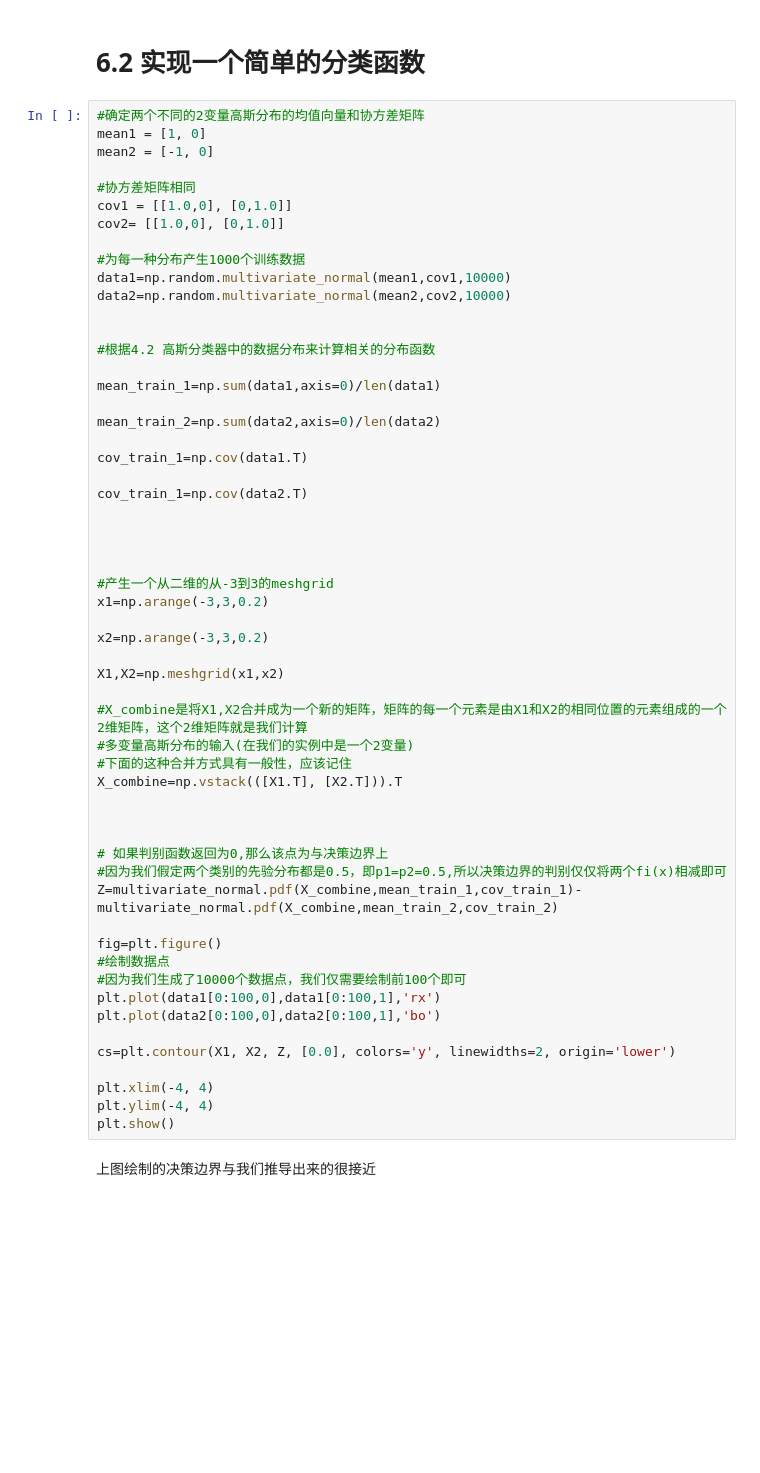
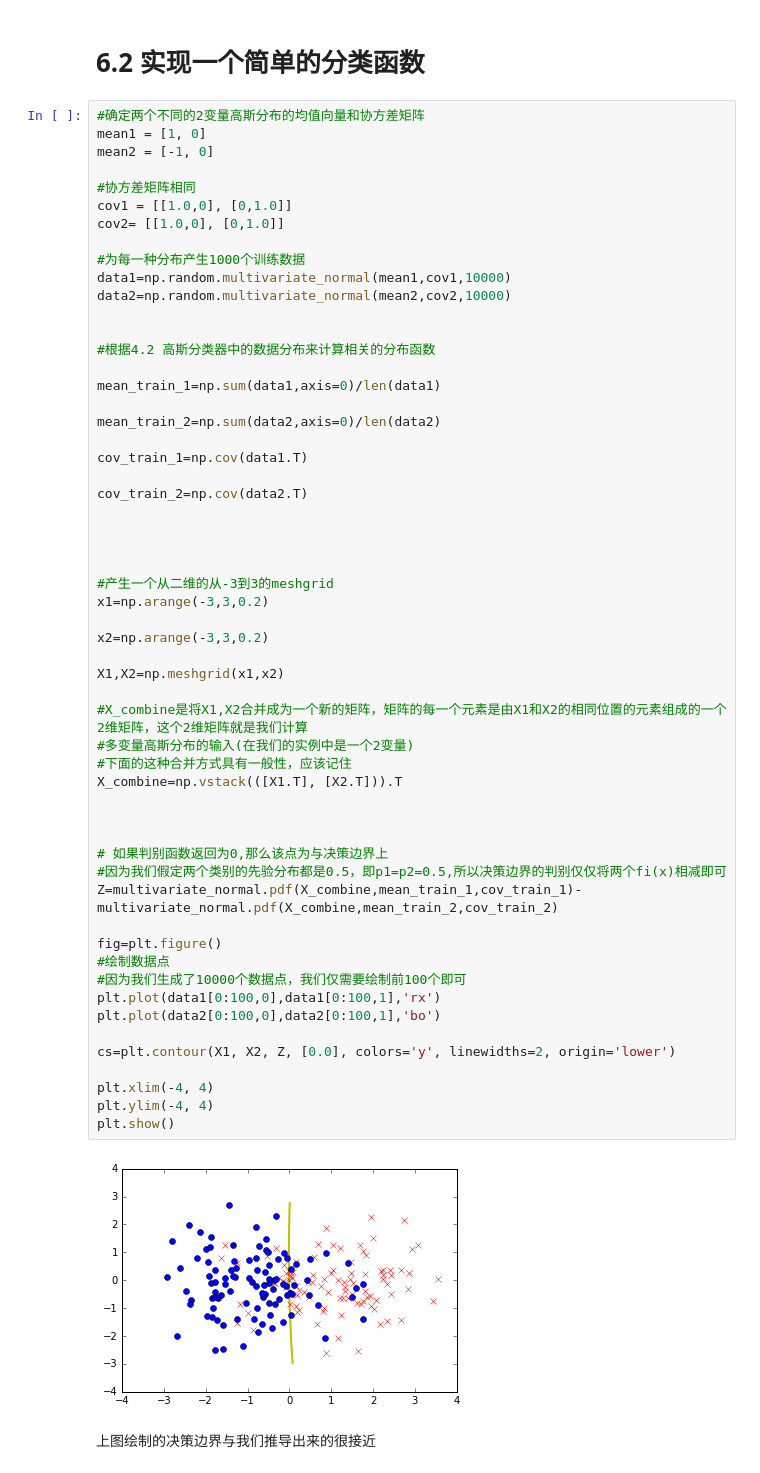
Before and after one commit to Frank1993/prml_python_interactive, a Jupyter notebook: Bayesian Classifier/贝叶斯分类器.ipynb, the cells around one changed output. Drawn from its saved outputs; the diff is of its cells as text; blank space fills up the shorter version.

```diff
--- a/Bayesian Classifier/贝叶斯分类器.ipynb
+++ b/Bayesian Classifier/贝叶斯分类器.ipynb
@@ -362,39 +377,41 @@ mean_train_2=np.sum(data2,axis=0)/len(data2)
 
 cov_train_1=np.cov(data1.T)
 
-cov_train_1=np.cov(data2.T)
+cov_train_2=np.cov(data2.T)
 
 
 
 
 #产生一个从二维的从-3到3的meshgrid
 x1=np.arange(-3,3,0.2)
 
 x2=np.arange(-3,3,0.2)
 
 X1,X2=np.meshgrid(x1,x2)
 
 #X_combine是将X1,X2合并成为一个新的矩阵，矩阵的每一个元素是由X1和X2的相同位置的元素组成的一个2维矩阵，这个2维矩阵就是我们计算
 #多变量高斯分布的输入(在我们的实例中是一个2变量)
 #下面的这种合并方式具有一般性，应该记住
 X_combine=np.vstack(([X1.T], [X2.T])).T
 
 
 
 # 如果判别函数返回为0,那么该点为与决策边界上
 #因为我们假定两个类别的先验分布都是0.5，即p1=p2=0.5,所以决策边界的判别仅仅将两个fi(x)相减即可
 Z=multivariate_normal.pdf(X_combine,mean_train_1,cov_train_1)-multivariate_normal.pdf(X_combine,mean_train_2,cov_train_2)
 
 fig=plt.figure()
 #绘制数据点
 #因为我们生成了10000个数据点，我们仅需要绘制前100个即可
 plt.plot(data1[0:100,0],data1[0:100,1],'rx')
 plt.plot(data2[0:100,0],data2[0:100,1],'bo')
 
 cs=plt.contour(X1, X2, Z, [0.0], colors='y', linewidths=2, origin='lower')
 
 plt.xlim(-4, 4)
 plt.ylim(-4, 4)
 plt.show()
+# %% [output]
+[figure, added]
 # %% [markdown]
 上图绘制的决策边界与我们推导出来的很接近
```
Also changed, not shown: parts of 5 cells of this notebook, 36 other files.
